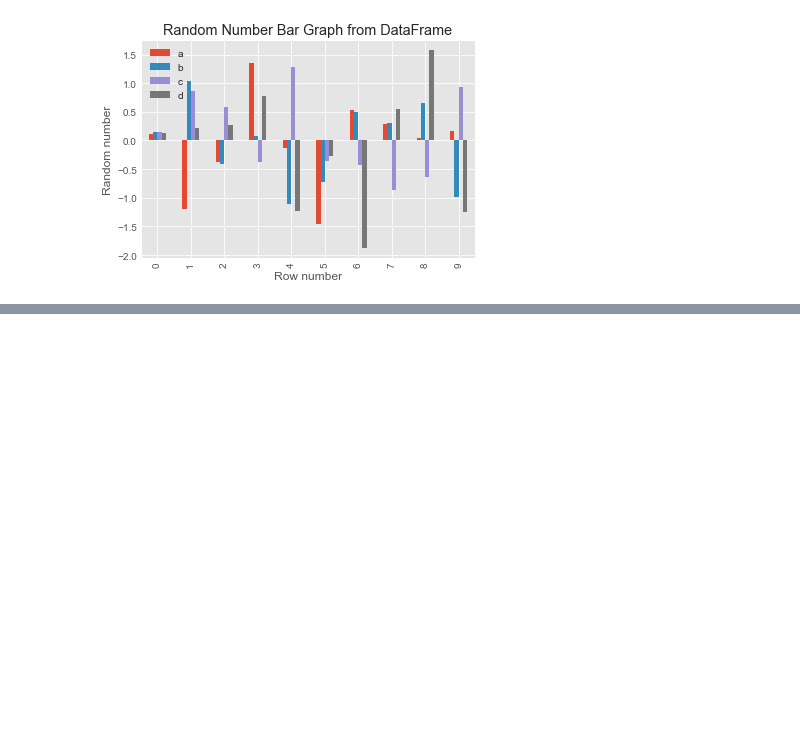
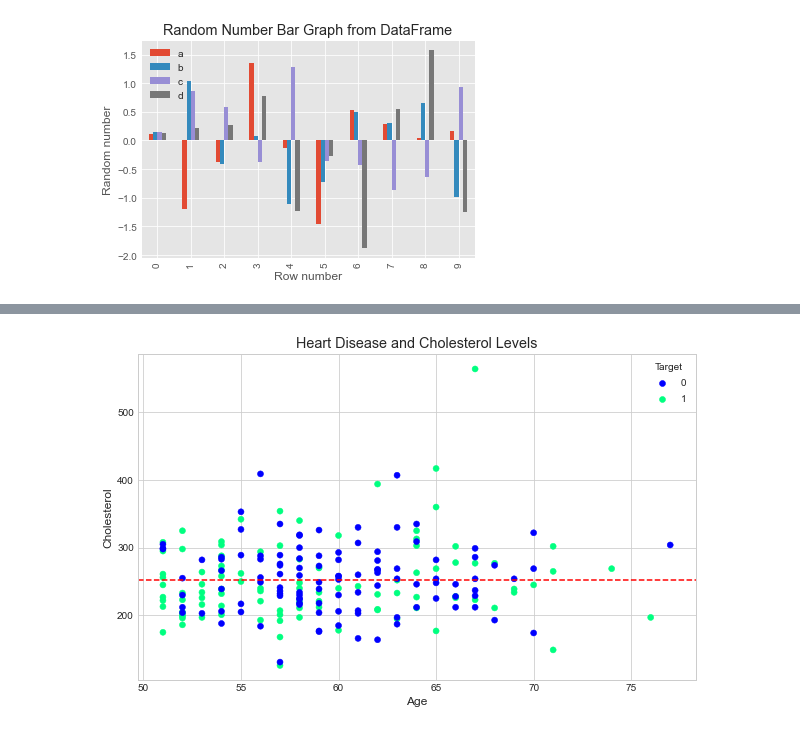
Before and after one commit to suyashXD/mlprojectone, a Jupyter notebook: Introduction to Matplotlib.ipynb, the cells around one changed output, grey strips where cells are left out. Cells and saved outputs as stored; diff of their text form; code cells hidden in the pictures; blank space fills up the shorter version.

```diff
--- a/Introduction to Matplotlib.ipynb
+++ b/Introduction to Matplotlib.ipynb
@@ -658,0 +679,17 @@ ax.legend().set_visible(True)
+# %%
+# Change cmap and horizontal line to be a different colour
+fig, ax = plt.subplots(figsize=(10, 6))
+scatter = ax.scatter(over_50["age"],
+                     over_50["chol"],
+                     c=over_50["target"],
+                     cmap="winter")
+ax.set(title="Heart Disease and Cholesterol Levels",
+       xlabel="Age",
+       ylabel="Cholesterol")
+ax.axhline(y=over_50["chol"].mean(),
+           color='r',
+           linestyle='--',
+           label="Average");
+ax.legend(*scatter.legend_elements(), title="Target");
+# %% [output]
+[figure, added]
```
Also changed, not shown: parts of 12 cells of this notebook.
